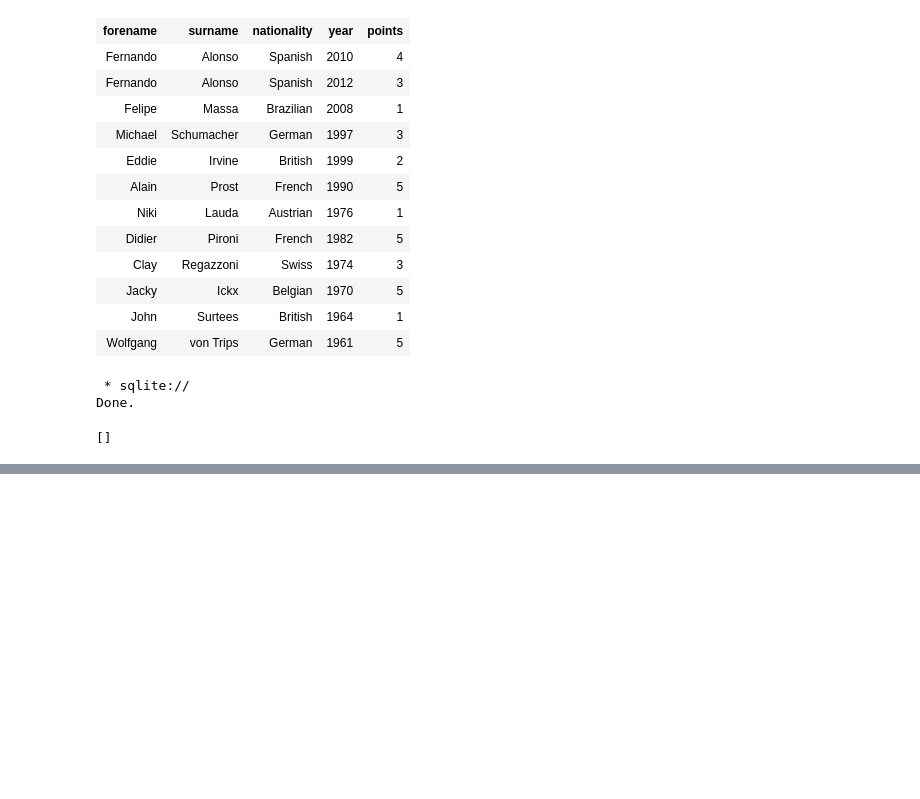
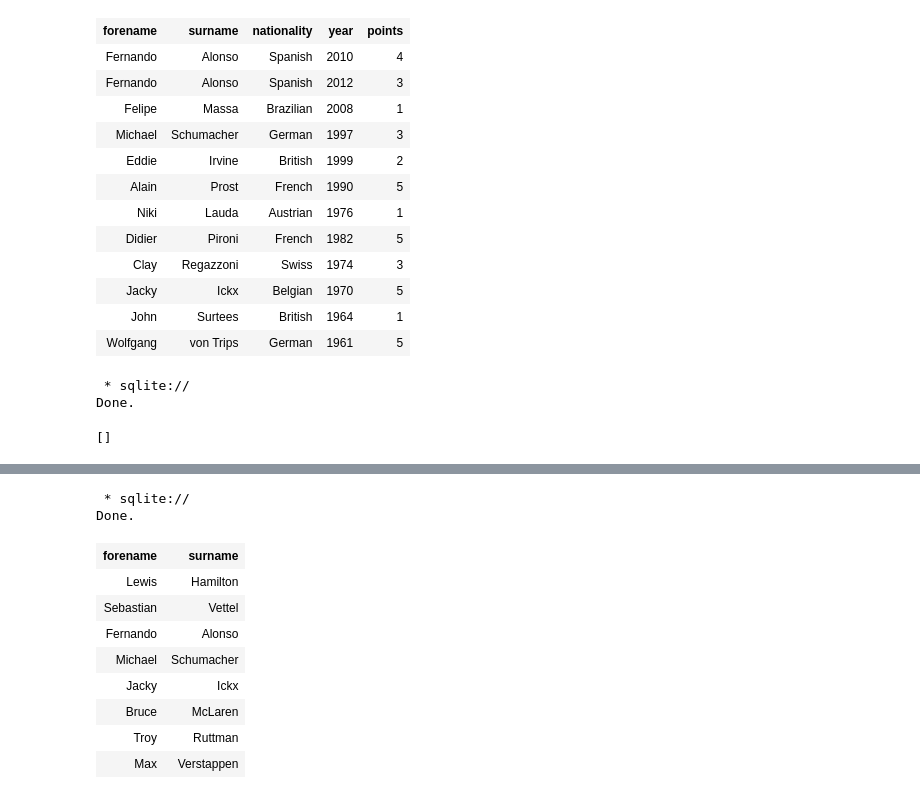
Before and after one commit to jla524/f1-analysis, a Jupyter notebook: formula-1-data-analysis.ipynb, the cells around one changed output, grey strips where cells are left out. Cells and saved outputs as stored; diff of their text form; code cells hidden in the pictures; blank space fills up the shorter version.

```diff
--- a/formula-1-data-analysis.ipynb
+++ b/formula-1-data-analysis.ipynb
@@ -409,0 +430,14 @@ Done.
+# %%
+# This can be fixed by reading the csv with parse_dates option
+
+ddrivers = pd.read_csv('formula-1-race-data-19502017/drivers.csv',
+                      encoding='ISO-8859-1', parse_dates=['dob'])
+
+%sql PERSIST ddrivers
+
+draces = pd.read_csv('formula-1-race-data-19502017/races.csv',
+                      encoding='ISO-8859-1', parse_dates=['date'])
+
+%sql PERSIST draces
+
+ddrivers['dob'].head(), draces['date'].head()
@@ -409,0 +458,29 @@ Done.
+# %%
+%%sql
+
+-- Not quite right, we are missing Raikkonen, Kubica, and Fittipaldi
+-- This could be a rounding error, as these drivers are included in
+-- the results when date - dob < 25.
+
+SELECT DISTINCT
+       forename, surname
+  FROM results re
+  JOIN ddrivers d
+    ON re.driverId=d.driverId
+
+  JOIN draces r
+    ON re.raceId=r.raceId
+ WHERE position=1
+   AND date - dob < 24;
+# %% [output]
+ * sqlite://
+Done.
+| forename | surname |
+| Lewis | Hamilton |
+| Sebastian | Vettel |
+| Fernando | Alonso |
+| Michael | Schumacher |
+| Jacky | Ickx |
+| Bruce | McLaren |
+| Troy | Ruttman |
+| Max | Verstappen |
```
Also changed, not shown: parts of 8 cells of this notebook.
